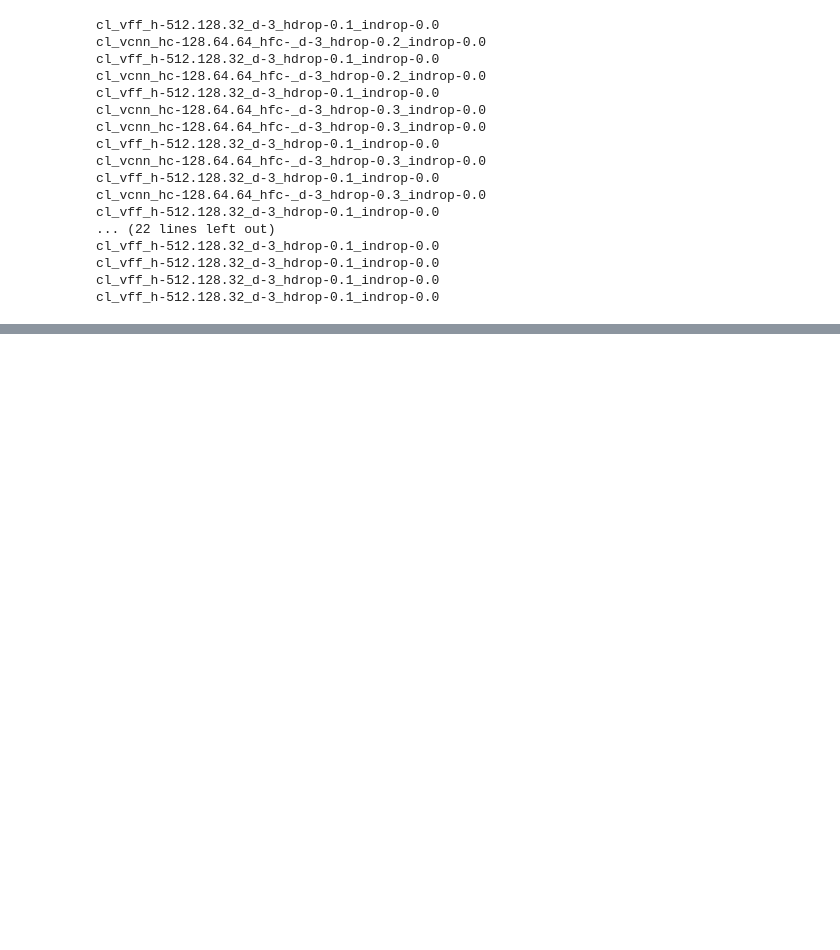
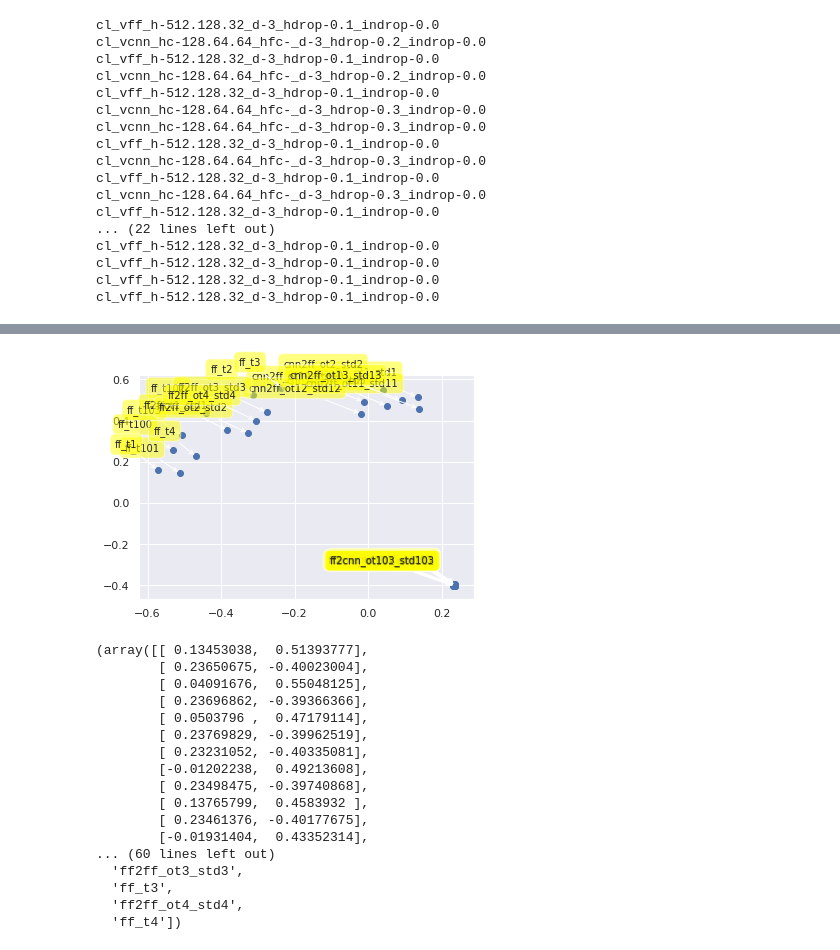
Before and after one commit to samiraabnar/Reflect, a Jupyter notebook: notebooks/mnist_repsim.ipynb, the cells around one changed output, grey strips where cells are left out. Saved outputs shown, nothing was run; the diff lists cells and outputs as text; code cells hidden in the pictures; blank space fills up the shorter version.

```diff
--- a/notebooks/mnist_repsim.ipynb
+++ b/notebooks/mnist_repsim.ipynb
@@ -885,3 +943,22 @@ Ez, Lz = project2d(reploss_dic, dist_lists)
 # %%
-reploss_dic, dist_lists = get_reploss_dic(models, labels, task, repindex=0)
+reploss_dic, dist_lists = get_reploss_dic(models, labels, cmnist_trans_test, repindex=0)
 project2d(reploss_dic, dist_lists)
+# %% [output]
+[figure, added]
+(array([[ 0.13453038,  0.51393777],
+        [ 0.23650675, -0.40023004],
+        [ 0.04091676,  0.55048125],
+        [ 0.23696862, -0.39366366],
+        [ 0.0503796 ,  0.47179114],
+        [ 0.23769829, -0.39962519],
+        [ 0.23231052, -0.40335081],
+        [-0.01202238,  0.49213608],
+        [ 0.23498475, -0.39740868],
+        [ 0.13765799,  0.4583932 ],
+        [ 0.23461376, -0.40177675],
+        [-0.01931404,  0.43352314],
+... (60 lines left out)
+  'ff2ff_ot3_std3',
+  'ff_t3',
+  'ff2ff_ot4_std4',
+  'ff_t4'])
```
Also changed, not shown: parts of 31 cells of this notebook, 2 other files.
